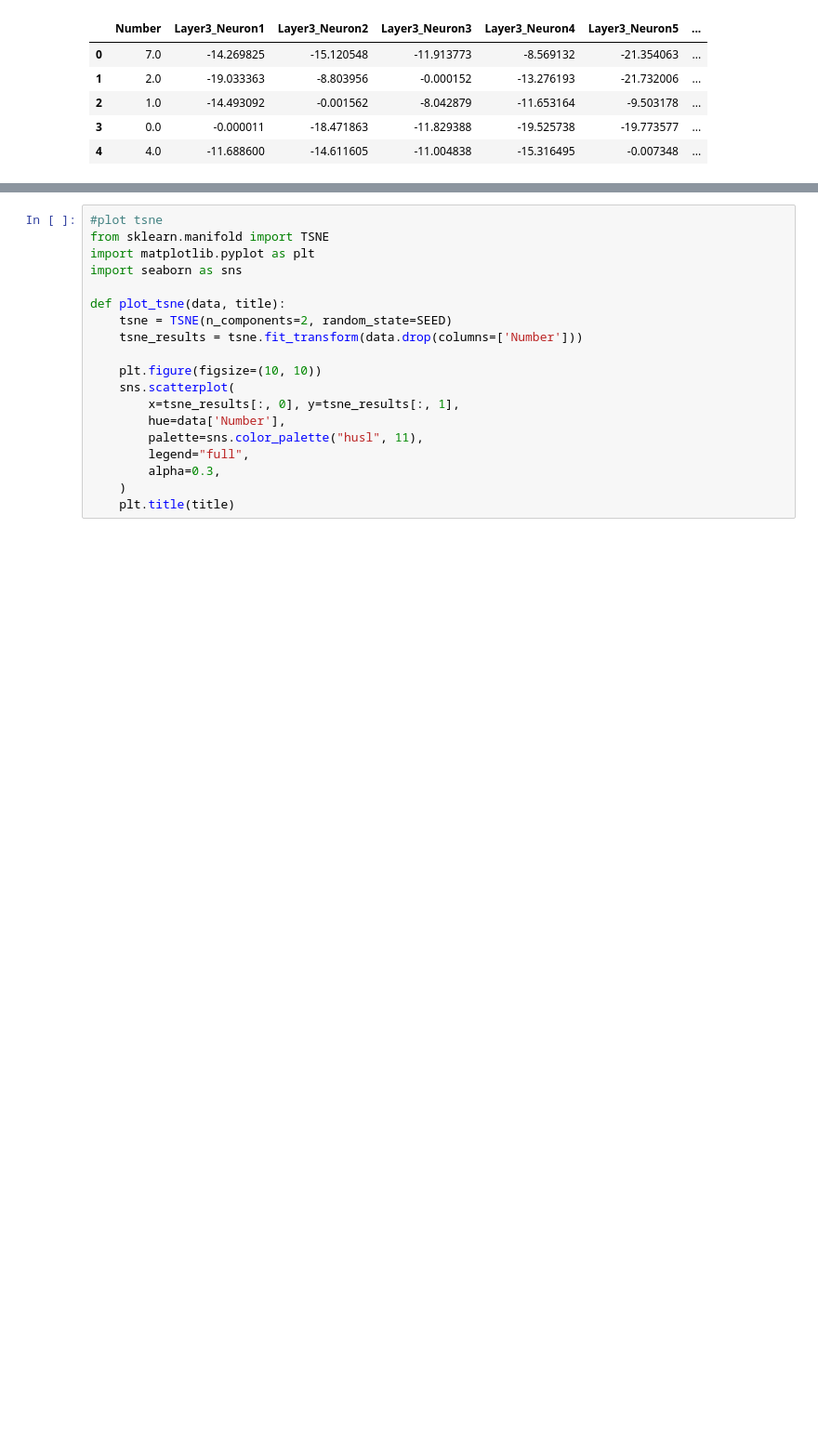
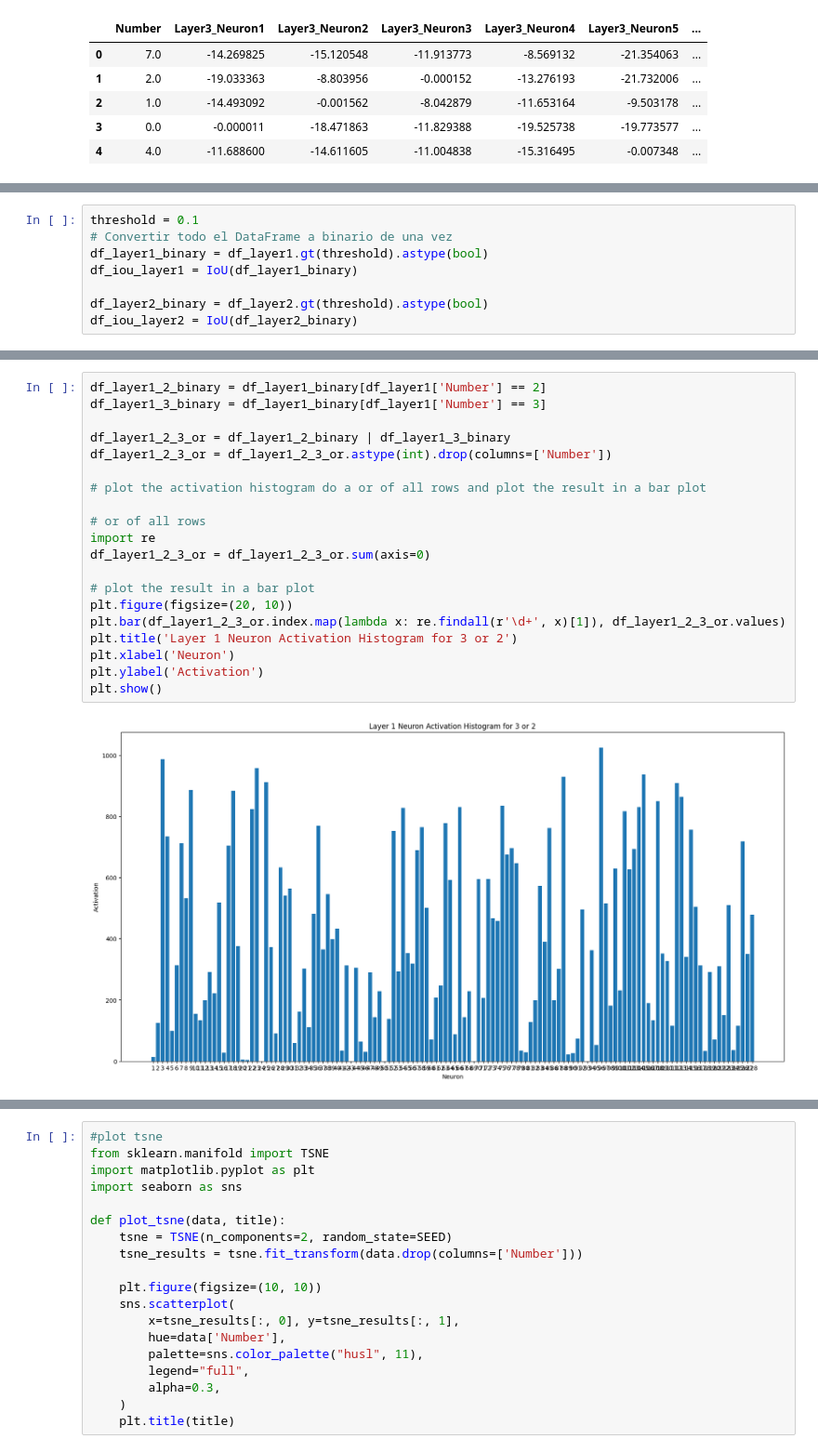
Before and after one commit to miguel-kjh/ExAI, a Jupyter notebook: mnist.ipynb, the cells around one changed output, grey strips where cells are left out. Shown at 93% size. Saved outputs shown, nothing was run; the diff lists cells and outputs as text; blank space fills up the shorter version.

```diff
--- a/mnist.ipynb
+++ b/mnist.ipynb
@@ -280,0 +319,8 @@ df_layer3.head()
+# %%
+threshold = 0.1
+# Convertir todo el DataFrame a binario de una vez
+df_layer1_binary = df_layer1.gt(threshold).astype(bool)
+df_iou_layer1 = IoU(df_layer1_binary)
+
+df_layer2_binary = df_layer2.gt(threshold).astype(bool)
+df_iou_layer2 = IoU(df_layer2_binary)
@@ -280,0 +336,22 @@ df_layer3.head()
+# %%
+df_layer1_2_binary = df_layer1_binary[df_layer1['Number'] == 2]
+df_layer1_3_binary = df_layer1_binary[df_layer1['Number'] == 3]
+
+df_layer1_2_3_or = df_layer1_2_binary | df_layer1_3_binary
+df_layer1_2_3_or = df_layer1_2_3_or.astype(int).drop(columns=['Number'])
+
+# plot the activation histogram do a or of all rows and plot the result in a bar plot
+
+# or of all rows
+import re
+df_layer1_2_3_or = df_layer1_2_3_or.sum(axis=0)
+
+# plot the result in a bar plot
+plt.figure(figsize=(20, 10))
+plt.bar(df_layer1_2_3_or.index.map(lambda x: re.findall(r'\d+', x)[1]), df_layer1_2_3_or.values)
+plt.title('Layer 1 Neuron Activation Histogram for 3 or 2')
+plt.xlabel('Neuron')
+plt.ylabel('Activation')
+plt.show()
+# %% [output]
+[figure, added]
```
Also changed, not shown: parts of 10 cells of this notebook, 2 other files.
